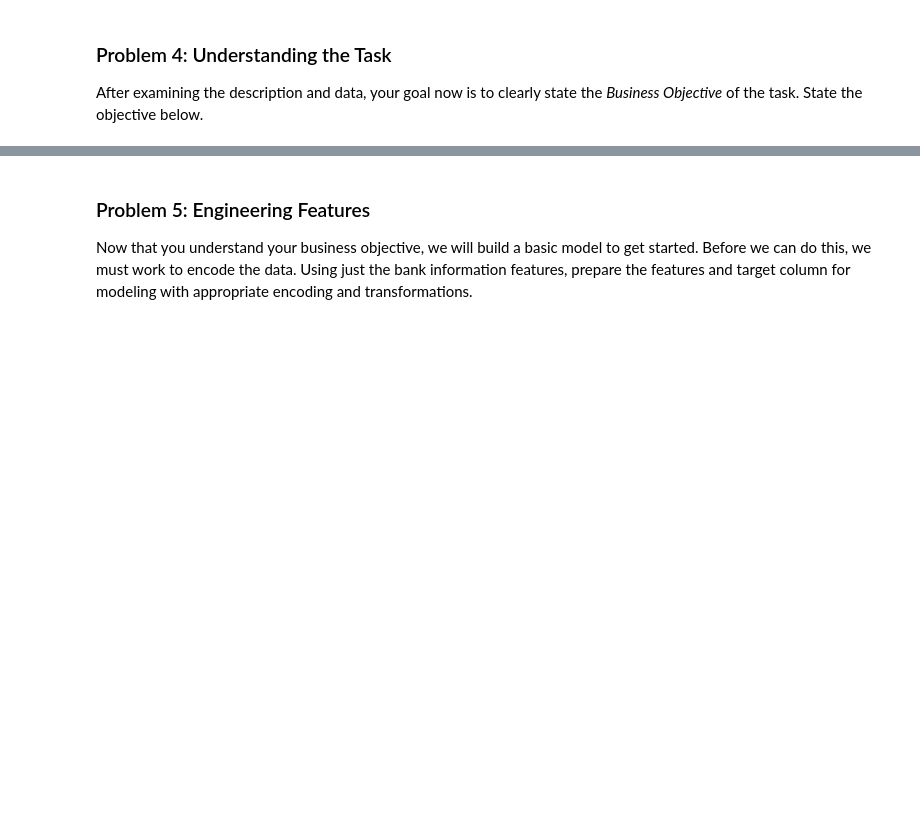
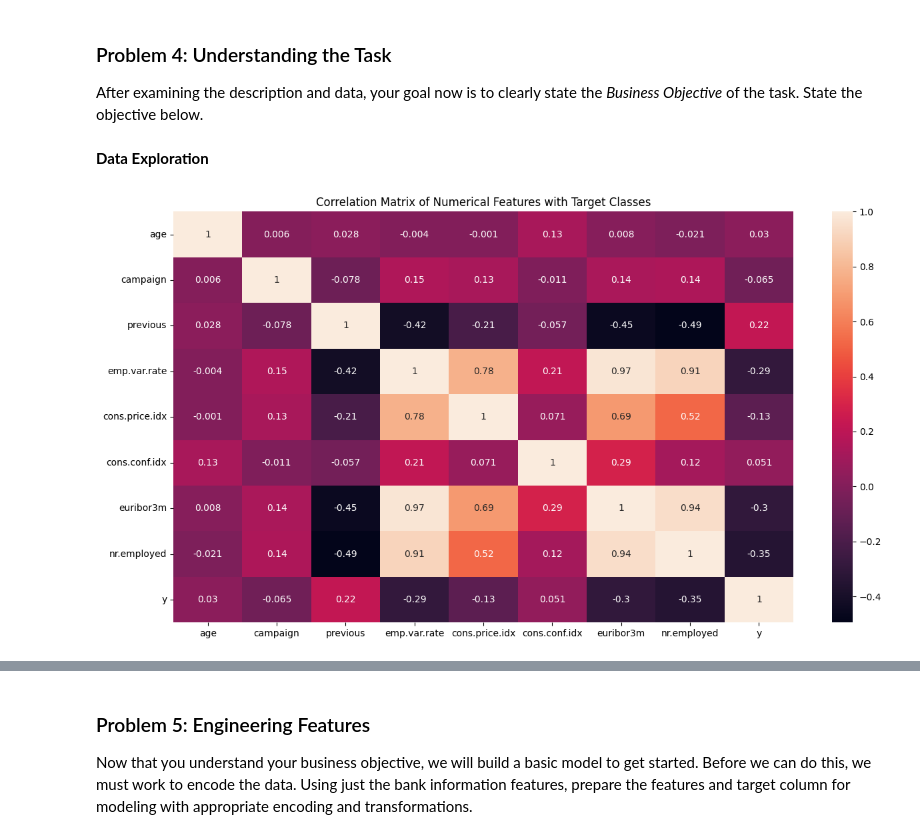
Before and after one commit to pasmith/ucb-mlai-mod-17, a Jupyter notebook: prompt_III.ipynb, the cells around one changed output, grey strips where cells are left out. Drawn from its saved outputs; the diff is of its cells as text; code cells hidden in the pictures; blank space fills up the shorter version.

```diff
--- a/prompt_III.ipynb
+++ b/prompt_III.ipynb
@@ -188,3 +199,12 @@ memory usage: 5.3+ MB
 ### Problem 4: Understanding the Task
 
 After examining the description and data, your goal now is to clearly state the *Business Objective* of the task.  State the objective below.
+# %% [markdown]
+**Data Exploration**
+# %%
+corr = X.corr(numeric_only=True).round(3)
+plt.figure(figsize= (15,8))
+sns.heatmap(corr, annot= True)
+plt.title('Correlation Matrix of Numerical Features with Target Classes');
+# %% [output]
+[figure, added]
```
Also changed, not shown: parts of 32 cells of this notebook, 1 other file.
